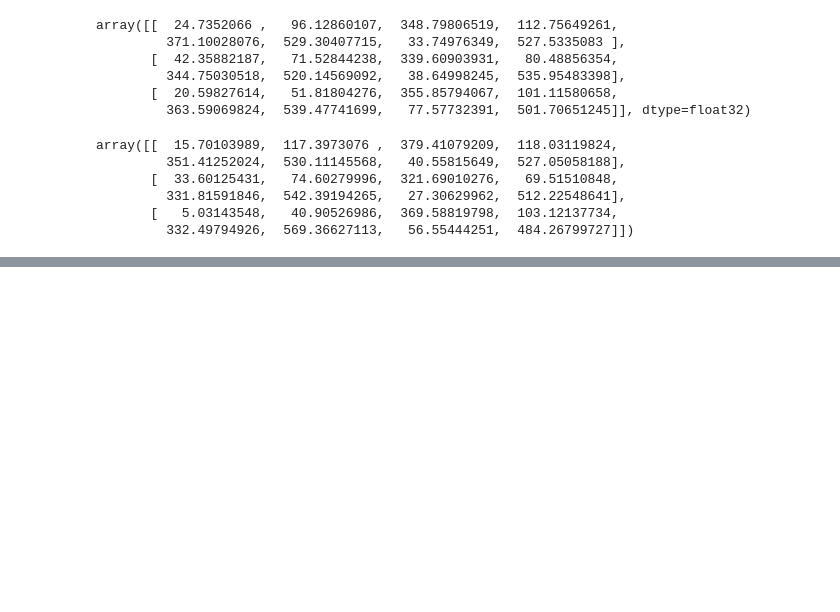
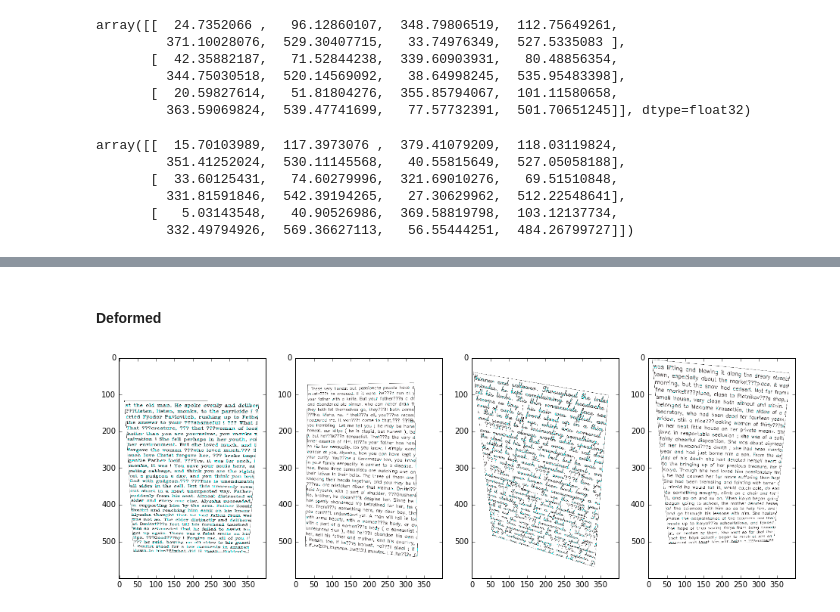
Before and after one commit to GrKirill/Restoration-of-displaced-images, a Jupyter notebook: Model.ipynb, the cells around one changed output, grey strips where cells are left out. Saved outputs shown, nothing was run; the diff lists cells and outputs as text; code cells hidden in the pictures; blank space fills up the shorter version.

```diff
--- a/Model.ipynb
+++ b/Model.ipynb
@@ -76,0 +94,11 @@ array([[  15.70103989,  117.3973076 ,  379.41079209,  118.03119824,
+# %% [markdown]
+#### Deformed
+# %%
+n_rows = 1
+n_cols = 4
+plt.figure(figsize=(16, 10))
+for i in range(n_rows*n_cols):
+    plt.subplot(n_rows, n_cols, i+1)
+    plt.imshow(x_test[i])
+# %% [output]
+[figure, added]
```
Also changed, not shown: parts of 5 cells of this notebook.
